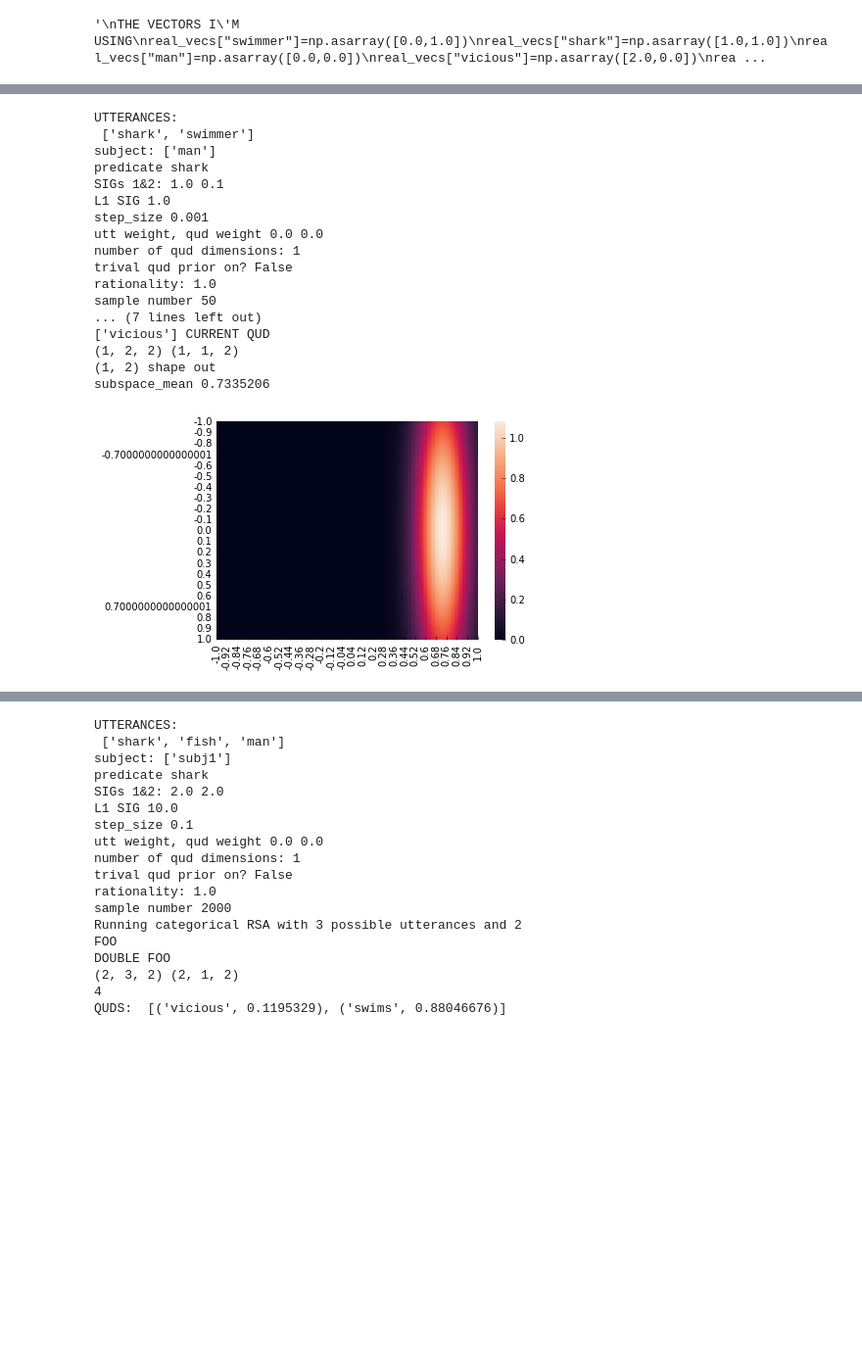
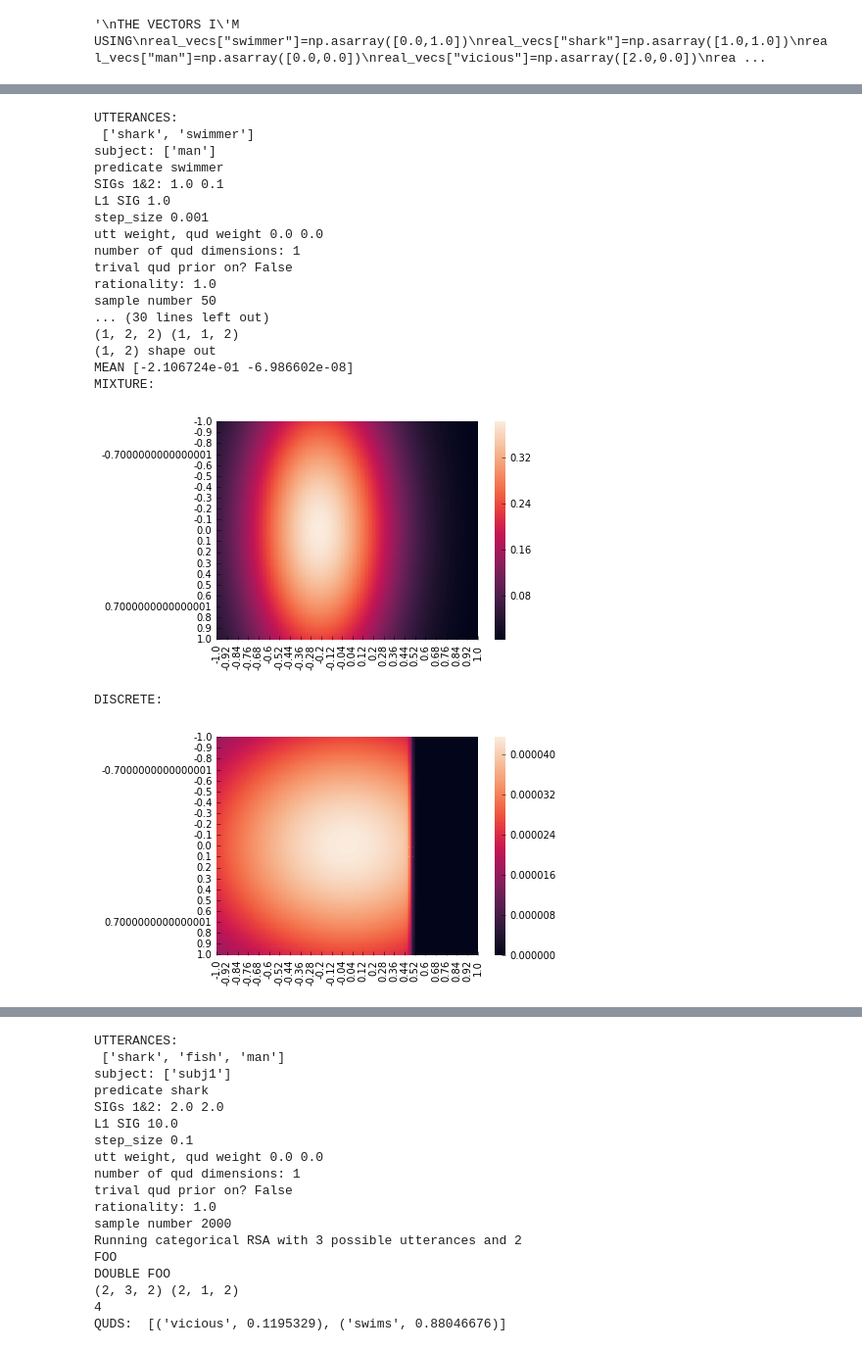
Before and after one commit to reubenharry/Distributional-RSA, a Jupyter notebook: minimal_case.ipynb, the cells around one changed output, grey strips where cells are left out. Shown: that part at 98% size. Saved outputs shown, nothing was run; the diff lists cells and outputs as text; code cells hidden in the pictures; blank space fills up the shorter version.

Commit message:
heatmaps

```diff
--- a/minimal_case.ipynb
+++ b/minimal_case.ipynb
@@ -56,16 +56,17 @@ def titrate(size,amount,l1_sig1,subj, quds,only_trivial,pred,just_s1,possible_ut
     if mixture_variational:
 #         print(results.inference_params.heatmap)
         hm = pnd.DataFrame((results.inference_params.heatmap),columns=np.arange(-size,size+1)*amount,index=np.arange(-size,size+1)*amount)
-        seaborn.heatmap(hm)
+#         return hm
+#         seaborn.heatmap(hm)
     if discrete:
 #         if not just_s1:
 #             print("QUDS: ", list(zip(quds,np.exp(results[-1]))))
 #         print(results.tf_results[0])
-        hm = pnd.DataFrame((results.tf_results[0]),columns=np.arange(-size,size+1)*amount,index=np.arange(-size,size+1)*amount)
+        hm = pnd.DataFrame(results.inference_params.heatmap,columns=np.arange(-size,size+1)*amount,index=np.arange(-size,size+1)*amount)
 #         print(hm)
 
-        seaborn.heatmap(hm)
-
+#         seaborn.heatmap(hm)
+    return hm
 #     else: print("QUDS",[(x,np.exp(y)) for (x,y) in results[-1]])
 #         results[0][size,:]=0.75
 #         results[0][:,size]=0.75
@@ -95,22 +107,33 @@ sample number 50
 # %%
-titrate(size=100,amount=0.01,l1_sig1=1.0,subj="man",quds=['vicious'],possible_utterances=["shark","swimmer"],pred='shark',only_trivial=False,just_s1=False,just_l0=False,sig1=1.0,sig2=0.1,mixture_variational=True,discrete=False)
+
+hm_mix = titrate(size=100,amount=0.01,l1_sig1=1.0,subj="man",quds=['vicious'],possible_utterances=["shark","swimmer"],pred='swimmer',only_trivial=False,just_s1=False,just_l0=False,sig1=1.0,sig2=0.1,mixture_variational=True,discrete=False)
+hm_disc = titrate(size=100,amount=0.01,l1_sig1=1.0,subj="man",quds=['vicious'],possible_utterances=["shark","swimmer"],pred='swimmer',only_trivial=False,just_s1=False,just_l0=False,sig1=1.0,sig2=0.1,mixture_variational=False,discrete=True)
+
+print("MIXTURE:")
+seaborn.heatmap(hm_mix)
+plt.show()
+print("DISCRETE:")
+seaborn.heatmap(hm_disc)
+plt.show()
 # %% [output]
 UTTERANCES:
  ['shark', 'swimmer']
 subject: ['man']
-predicate shark
+predicate swimmer
 SIGs 1&2: 1.0 0.1
 L1 SIG 1.0
 step_size 0.001
 utt weight, qud weight 0.0 0.0
 number of qud dimensions: 1
 trival qud prior on? False
 rationality: 1.0
 sample number 50
-... (7 lines left out)
-['vicious'] CURRENT QUD
+... (30 lines left out)
 (1, 2, 2) (1, 1, 2)
 (1, 2) shape out
-subspace_mean 0.7335206
+MEAN [-2.106724e-01 -6.986602e-08]
+MIXTURE:
-[figure, old version]
+[figure, new version]
+DISCRETE:
+[figure, added]
 # %%
```
Also changed, not shown: parts of 15 cells of this notebook, 1 other file.
